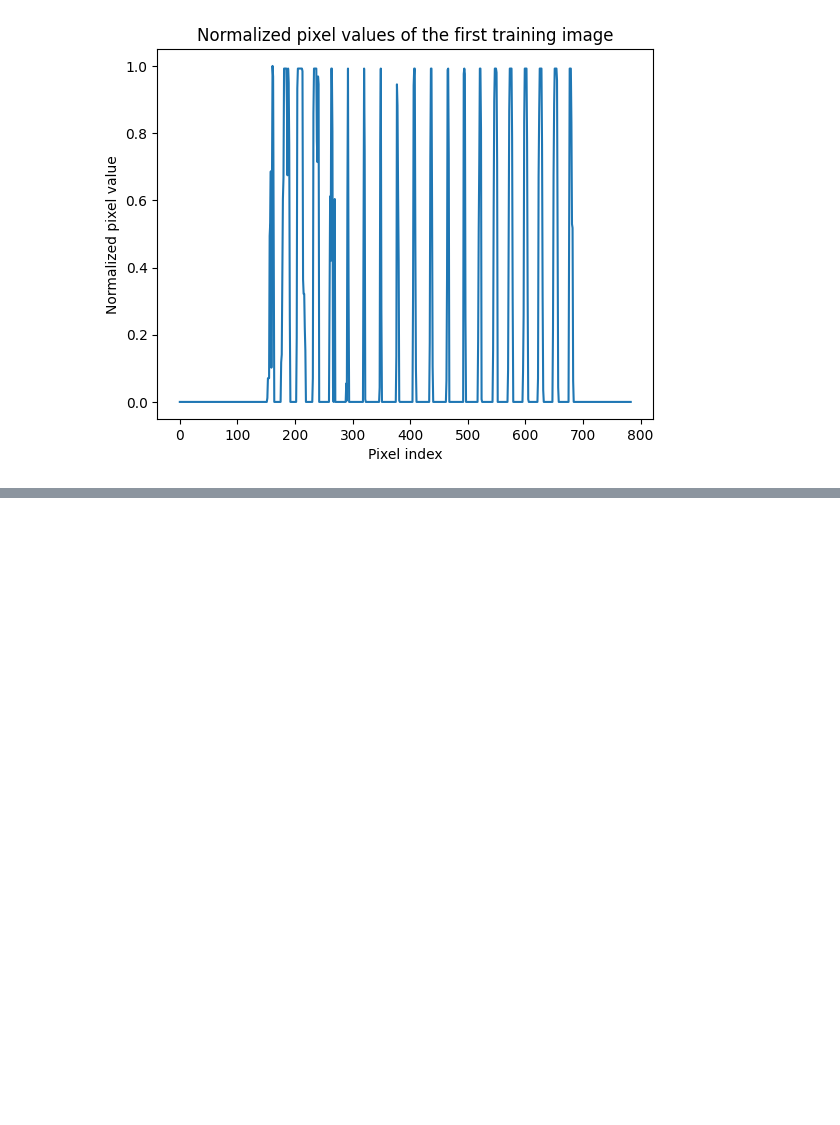
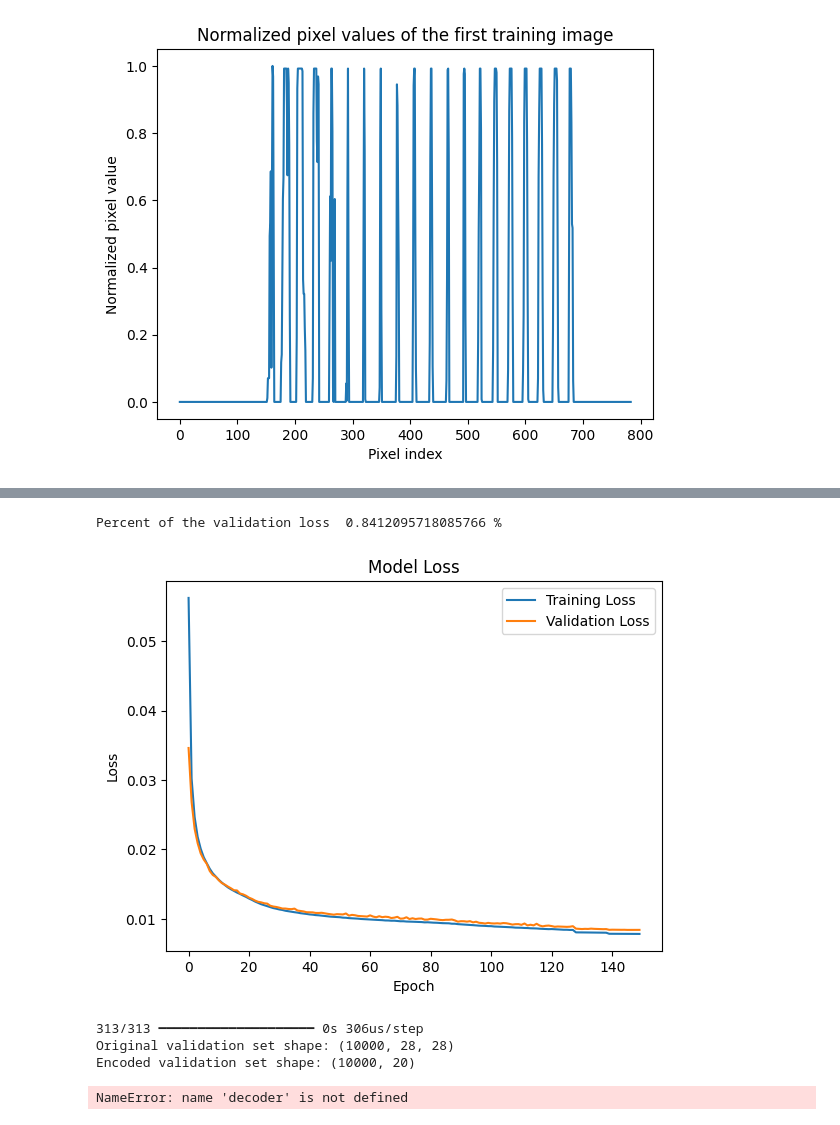
Before and after one commit to mazapataa/NNbasic, a Jupyter notebook: P5_Auto_Encoder_1.ipynb, the cells around one changed output, grey strips where cells are left out. Saved outputs shown, nothing was run; the diff lists cells and outputs as text; code cells hidden in the pictures; blank space fills up the shorter version.

```diff
--- a/P5_Auto_Encoder_1.ipynb
+++ b/P5_Auto_Encoder_1.ipynb
@@ -72,0 +94,17 @@ plt.show()
+# %%
+# Encoder architecture
+input_img = keras.Input(shape=(784,))
+encoded = keras.layers.Dense(128, activation='relu')(input_img)
+encoded = keras.layers.Dense(64, activation='relu')(encoded)
+encoded = keras.layers.Dense(32, activation='relu')(encoded)
+encoded = keras.layers.Dense(20, activation='relu')(encoded)
+
+# Decoder architecture
+decoded = keras.layers.Dense(32, activation='relu')(encoded)
+decoded = keras.layers.Dense(64, activation='relu')(decoded)
+decoded = keras.layers.Dense(128, activation='relu')(decoded)
+decoded = keras.layers.Dense(784, activation='sigmoid')(decoded)
+# Autoencoder model
+autoencoder = keras.Model(input_img, decoded)
+autoencoder.compile(optimizer=keras.optimizers.Adam(1e-3), loss='mean_squared_error')
+autoencoder.summary()
@@ -72,0 +133,12 @@ plt.show()
+# %%
+# Callback with 50 epochs and early stopping with patience of 5 epochs
+early_stopping = [keras.callbacks.EarlyStopping(monitor='val_loss', patience=15, restore_best_weights=True),
+                   keras.callbacks.ReduceLROnPlateau(factor=0.4, patience=10, min_lr=1e-8)]
+# %%
+# run the training
+history = autoencoder.fit(x_train_flat, x_train_flat,
+                epochs=120,
+                batch_size=128,
+                shuffle=True,
+                validation_data=(x_val_flat, x_val_flat),
+                callbacks=early_stopping)
@@ -72,0 +154,23 @@ plt.show()
+# %%
+plt.plot(history.history['loss'], label='Training Loss')
+plt.plot(history.history['val_loss'], label='Validation Loss')
+plt.title('Model Loss')
+plt.xlabel('Epoch')
+plt.ylabel('Loss')
+plt.legend()
+print("Percent of the validation loss ", 100 * min(history.history['val_loss']), "%")
+plt.show()
+# %% [output]
+Percent of the validation loss  0.8412095718085766 %
+[figure, added]
+# %%
+# 3) using your autoencoder, encode the validation set that you will save in a variable "encoded_imgs"
+encoder = keras.Model(input_img, encoded)
+encoded_imgs = encoder.predict(x_val_flat,verbose=1)
+
+print(f"Original validation set shape: {x_val.shape}")
+print(f"Encoded validation set shape: {encoded_imgs.shape}")
+# %% [output]
+313/313 ━━━━━━━━━━━━━━━━━━━━ 0s 306us/step
+Original validation set shape: (10000, 28, 28)
+Encoded validation set shape: (10000, 20)
@@ -72,0 +184,20 @@ plt.show()
+# %%
+# Visualization
+num_images = 10
+reconstructed_imgs = decoder.predict(encoded_imgs[:num_images], verbose=1)
+plt.figure(figsize=(20, 4))
+for i in range(num_images):
+    # Original image
+    ax = plt.subplot(2, num_images, i + 1)
+    plt.imshow(x_val[i].reshape(28, 28), cmap='gray')
+    plt.title(f"Original: {y_val[i]}")
+    plt.axis('off')
+
+    # Reconstructed image
+    ax = plt.subplot(2, num_images, i + 1 + num_images)
+    plt.imshow(reconstructed_imgs[i].reshape(28, 28), cmap='gray')
+    plt.title("Reconstructed")
+    plt.axis('off')
+plt.show()
+# %% [output]
+NameError: name 'decoder' is not defined
```
Also changed, not shown: parts of 6 cells of this notebook.
